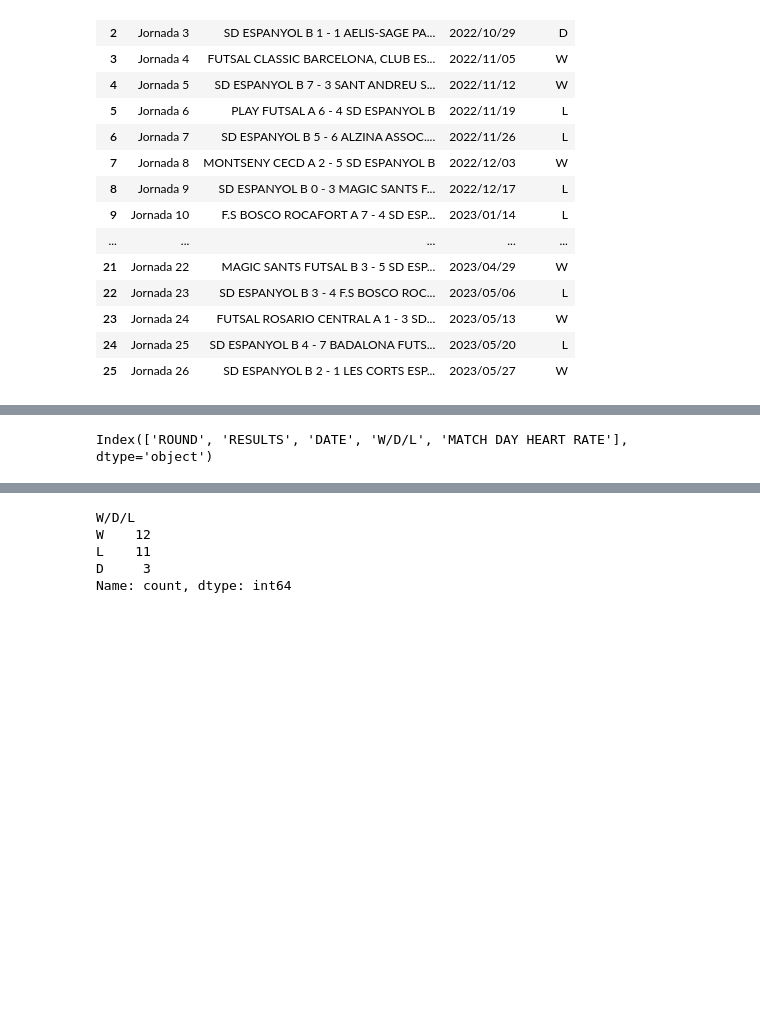
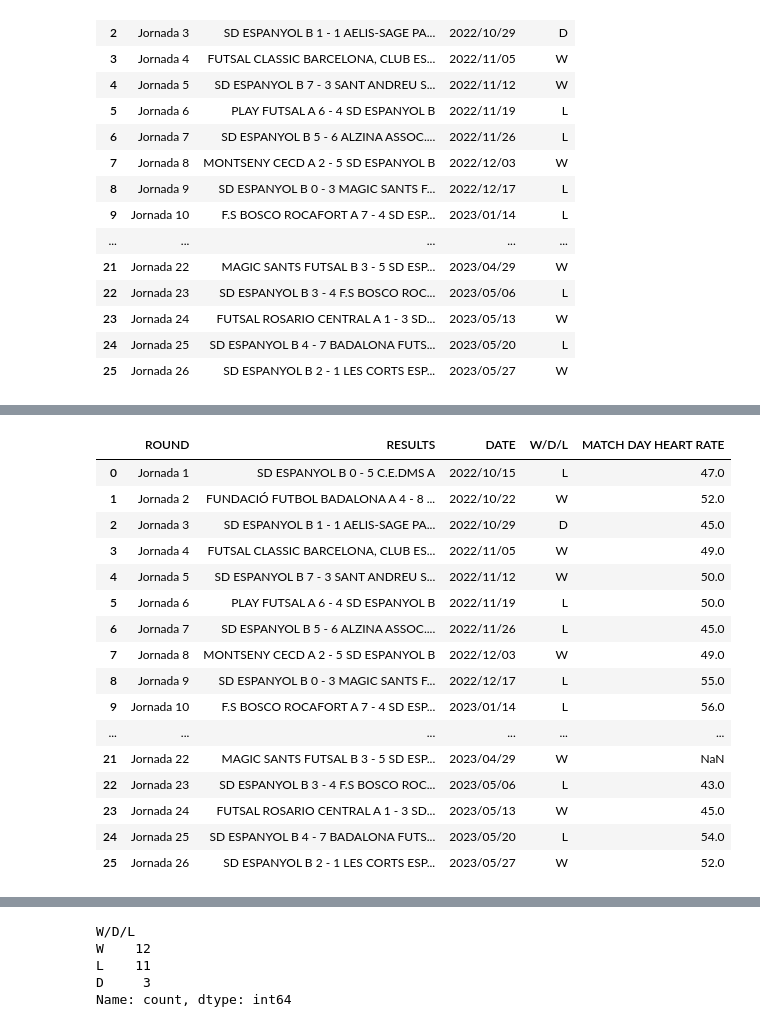
Before and after one commit to Miquelpg6/project_2, a Jupyter notebook: project_2/visualizations.ipynb, the cells around one changed output, grey strips where cells are left out. Cells and saved outputs as stored; diff of their text form; code cells hidden in the pictures; blank space fills up the shorter version.

```diff
--- a/project_2/visualizations.ipynb
+++ b/project_2/visualizations.ipynb
@@ -53,11 +60,31 @@ df_garmin
 # %%
-merged_df = df_federacio.merge(df_garmin[['DATE', 'NORMAL HEART RATE']], on='DATE', how='left')
 
-# Rename the 'FREQUENCIA CARDIACA EN REPOSO' column from df_other
-merged_df = merged_df.rename(columns={'NORMAL HEART RATE': 'MATCH DAY HEART RATE'})
+def merge_df (df1, df2):
 
-# Print the updated DataFrame
-merged_df
-merged_df.columns
+    merged_df = df_federacio.merge(df_garmin[['DATE', 'NORMAL HEART RATE']], on='DATE', how='left')
+
+    # Rename the 'FREQUENCIA CARDIACA EN REPOSO' column from df_merged
+    merged_df = merged_df.rename(columns={'NORMAL HEART RATE': 'MATCH DAY HEART RATE'})
+
+    # Print the updated DataFrame
+    return merged_df
+
+merge_df (df_federacio, df_garmin)
 # %% [output]
-Index(['ROUND', 'RESULTS', 'DATE', 'W/D/L', 'MATCH DAY HEART RATE'], dtype='object')
+|  | ROUND | RESULTS | DATE | W/D/L | MATCH DAY HEART RATE |
+| 0 | Jornada 1 | SD ESPANYOL B 0 - 5 C.E.DMS A | 2022/10/15 | L | 47.0 |
+| 1 | Jornada 2 | FUNDACIÓ FUTBOL BADALONA A 4 - 8 ... | 2022/10/22 | W | 52.0 |
+| 2 | Jornada 3 | SD ESPANYOL B 1 - 1 AELIS-SAGE PA... | 2022/10/29 | D | 45.0 |
+| 3 | Jornada 4 | FUTSAL CLASSIC BARCELONA, CLUB ES... | 2022/11/05 | W | 49.0 |
+| 4 | Jornada 5 | SD ESPANYOL B 7 - 3 SANT ANDREU S... | 2022/11/12 | W | 50.0 |
+| 5 | Jornada 6 | PLAY FUTSAL A 6 - 4 SD ESPANYOL B | 2022/11/19 | L | 50.0 |
+| 6 | Jornada 7 | SD ESPANYOL B 5 - 6 ALZINA ASSOC.... | 2022/11/26 | L | 45.0 |
+| 7 | Jornada 8 | MONTSENY CECD A 2 - 5 SD ESPANYOL B | 2022/12/03 | W | 49.0 |
+| 8 | Jornada 9 | SD ESPANYOL B 0 - 3 MAGIC SANTS F... | 2022/12/17 | L | 55.0 |
+| 9 | Jornada 10 | F.S BOSCO ROCAFORT A 7 - 4 SD ESP... | 2023/01/14 | L | 56.0 |
+| ... | ... | ... | ... | ... | ... |
+| 21 | Jornada 22 | MAGIC SANTS FUTSAL B 3 - 5 SD ESP... | 2023/04/29 | W | NaN |
+| 22 | Jornada 23 | SD ESPANYOL B 3 - 4 F.S BOSCO ROC... | 2023/05/06 | L | 43.0 |
+| 23 | Jornada 24 | FUTSAL ROSARIO CENTRAL A 1 - 3 SD... | 2023/05/13 | W | 45.0 |
+| 24 | Jornada 25 | SD ESPANYOL B 4 - 7 BADALONA FUTS... | 2023/05/20 | L | 54.0 |
+| 25 | Jornada 26 | SD ESPANYOL B 2 - 1 LES CORTS ESP... | 2023/05/27 | W | 52.0 |
```
Also changed, not shown: parts of 16 cells of this notebook, 15 other files.
